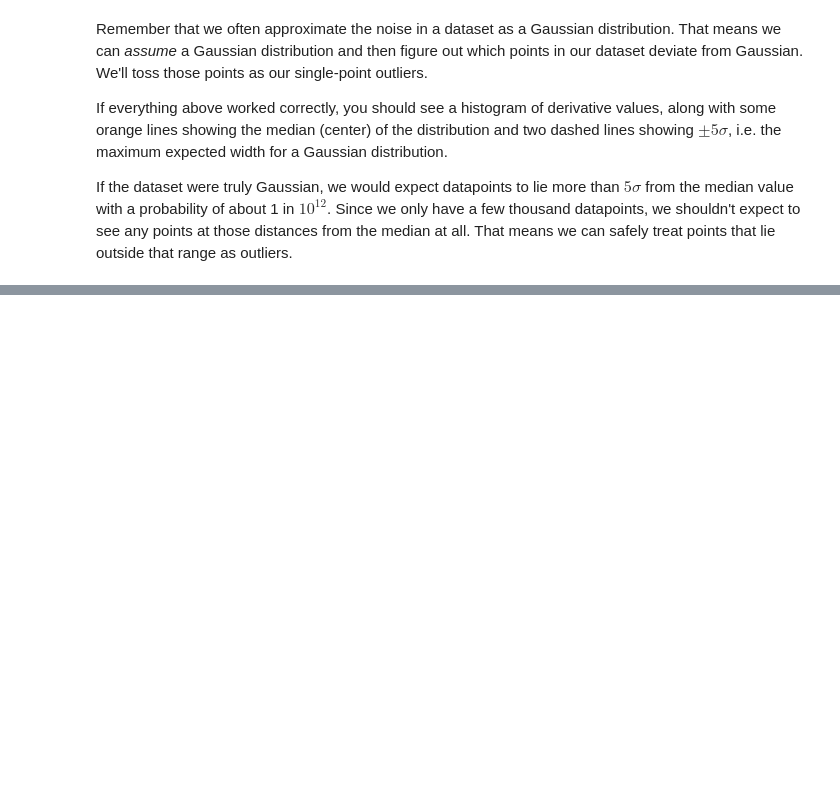
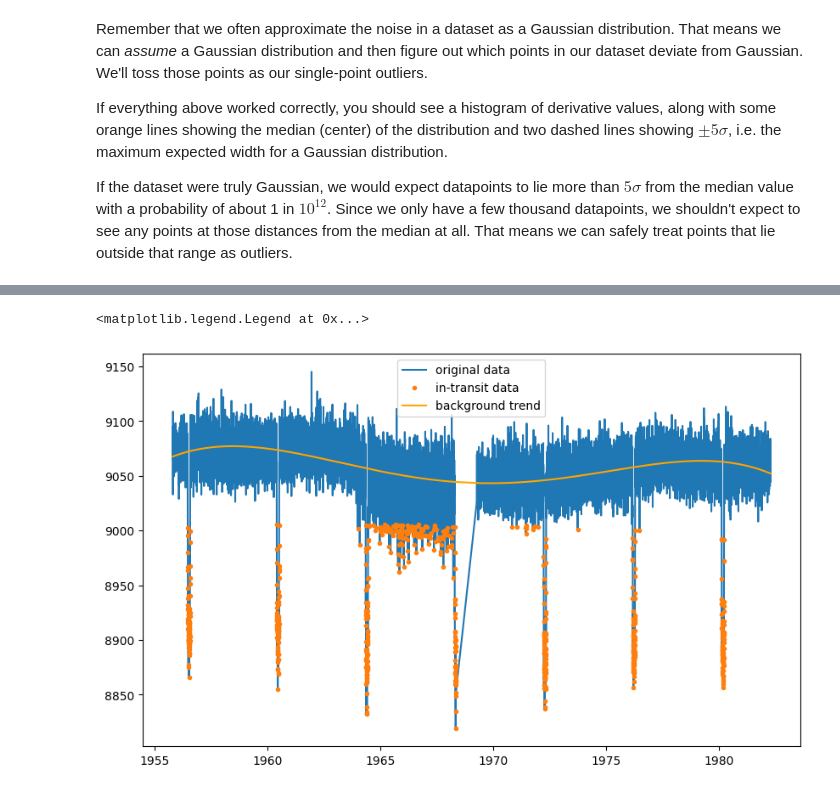
Before and after one commit to decaelus/PHYS305_Spring2023, a Jupyter notebook: Observing_Project/Observing Project Notebook.ipynb, the cells around one changed output, grey strips where cells are left out. Saved outputs shown, nothing was run; the diff lists cells and outputs as text; code cells hidden in the pictures; blank space fills up the shorter version.

```diff
--- a/Observing_Project/Observing Project Notebook.ipynb
+++ b/Observing_Project/Observing Project Notebook.ipynb
@@ -140,0 +130,24 @@ plt.ylim([9000, 9200])
+# %%
+num_sigma = 4.
+polynomial_degree = 10
+
+med = np.median(flux)
+std = mad(flux)
+ind = (med - flux) > num_sigma*std
+
+fig = plt.figure(figsize=(10, 6))
+ax = fig.add_subplot(111)
+
+ax.plot(time, flux, label="original data")
+plt.plot(time[ind], flux[ind], ls='', marker='.', label="in-transit data")
+
+# Fit a polynomial
+coeffs = np.polyfit(time[~ind], flux[~ind], polynomial_degree)
+
+detrended_flux = flux - np.polyval(coeffs, time)
+
+ax.plot(time, np.polyval(coeffs, time), color='orange', label="background trend")
+ax.legend(loc='best')
+# %% [output]
+<matplotlib.legend.Legend at 0x...>
+[figure, added]
```
Also changed, not shown: parts of 12 cells of this notebook.
